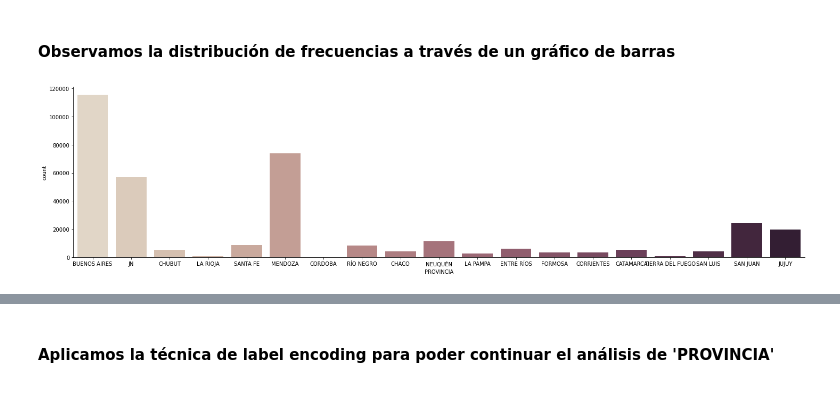
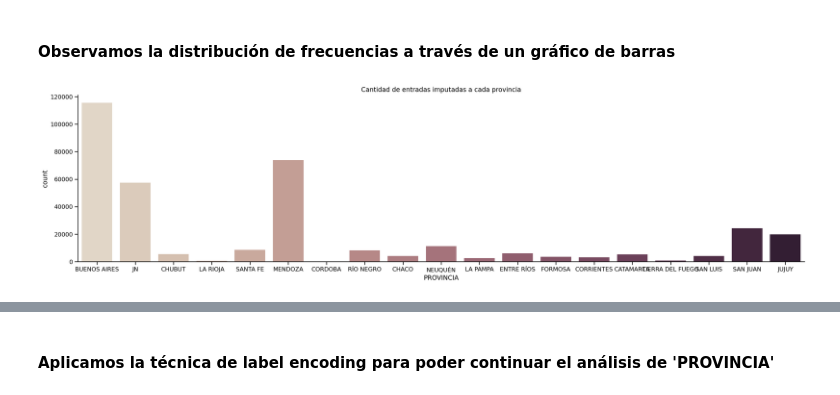
Before and after one commit to FrankAst/Sube_card_EDA-python, a Jupyter notebook: sube_eda.ipynb, the cells around one changed output, grey strips where cells are left out. Cells and saved outputs as stored; diff of their text form; code cells hidden in the pictures.

```diff
--- a/sube_eda.ipynb
+++ b/sube_eda.ipynb
@@ -7,8 +7,17 @@ import matplotlib.pyplot as plt
 import seaborn as sns
 from sklearn.impute import SimpleImputer
 from sklearn.preprocessing import LabelEncoder
+import matplotlib.dates as mdates
+from matplotlib.ticker import PercentFormatter
+
+
+# Plotting pretty figures and avoid blurry images
+%config InlineBackend.figure_format = 'retina'
+
+# Larger scale for plots in notebooks
+sns.set_context('notebook')
 # %%
-df = pd.read_csv(r'C:\Users\faste\Documents\Cursos\ICARO- Data Science\TP1\sube2020.csv')
+df = pd.read_csv(r'C:\Users\faste\Documents\Cursos\ICARO- Data Science\TP1\sube2020.csv',parse_dates=['DIA_TRANSPORTE'])
 # %% [markdown]
 <hr>
 # %% [markdown]
@@ -113,7 +122,7 @@ Name: PROVINCIA, Length: 356628, dtype: bool
 # %% [markdown]
 #### Observamos la distribución de frecuencias a través de un gráfico de barras
 # %%
-sns.catplot(x="PROVINCIA", kind="count", palette="ch:.25", data=df, aspect=4) #aspect = relacion largo/alto
+sns.catplot(x="PROVINCIA", kind="count", palette="ch:.25", data=df, aspect=4).set(title='Cantidad de entradas imputadas a cada provincia') #aspect = relacion largo/alto
 plt.show()
 # %% [output]
-[figure, old version]
+[figure, new version]
```
Also changed, not shown: parts of 63 cells of this notebook.
